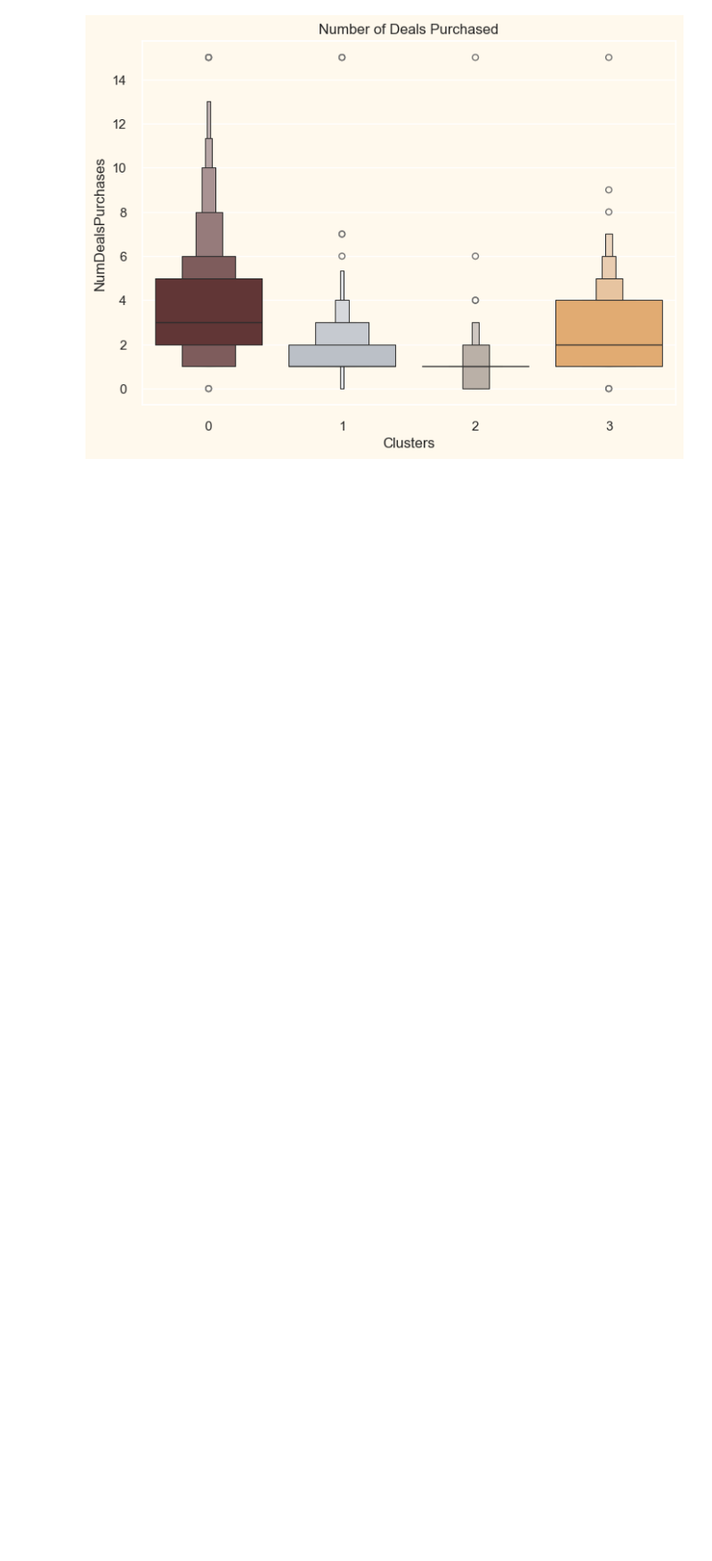
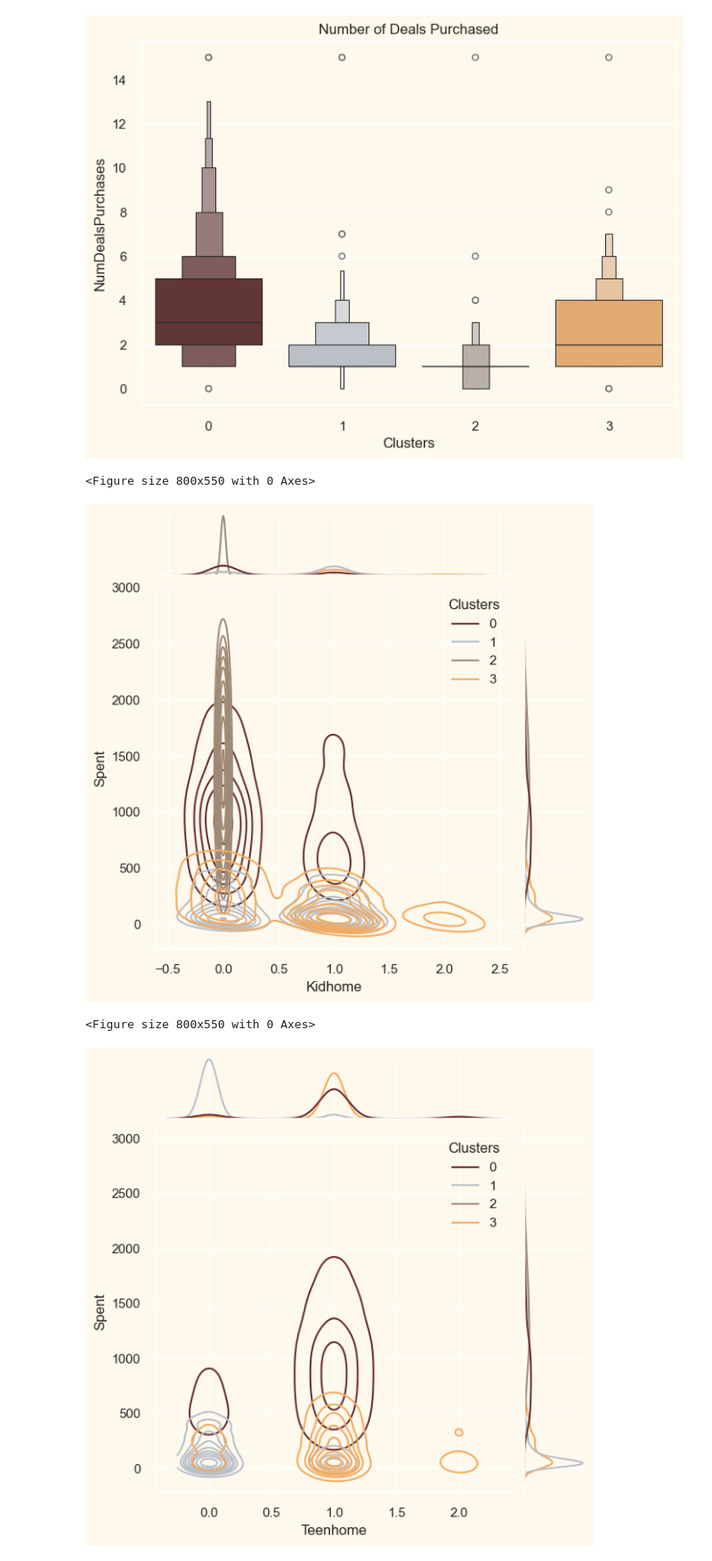
Before and after one commit to nitya-balaji/customer-segmentation, a Jupyter notebook: customer_segmentation_clustering.ipynb, the cells around one changed output. Shown at 89% size. Drawn from its saved outputs; the diff is of its cells as text; code cells hidden in the pictures; blank space fills up the shorter version.

```diff
--- a/customer_segmentation_clustering.ipynb
+++ b/customer_segmentation_clustering.ipynb
@@ -333,3 +333,21 @@ pl.set_title("Number of Deals Purchased")
 plt.show()
 # %% [output]
 [figure]
+# %%
+#define a list of 'Personal' or 'Demographic' features we want to examine for each cluster
+Personal = ["Kidhome", "Teenhome", "Customer_For", "Age", "Children", "Family_Size", "Is_Parent", "Education", "Living_With"]
+
+#loop through each personal feature to see how it relates to spending
+for i in Personal:
+    plt.figure()
+
+    #create a 'Joint Plot' to see the relationship between a trait (X) and total spent (Y)
+    #kind="kde": Uses a 'Kernel Density Estimate' (shows clouds of density instead of dots)
+    sns.jointplot(x=df[i], y=df["Spent"], hue=df["Clusters"], kind="kde", palette=pal)
+
+    plt.show()
+# %% [output]
+<Figure size 800x550 with 0 Axes>
+[figure, added]
+<Figure size 800x550 with 0 Axes>
+[figure, added]
```
Also changed, not shown: parts of 1 cell of this notebook.
